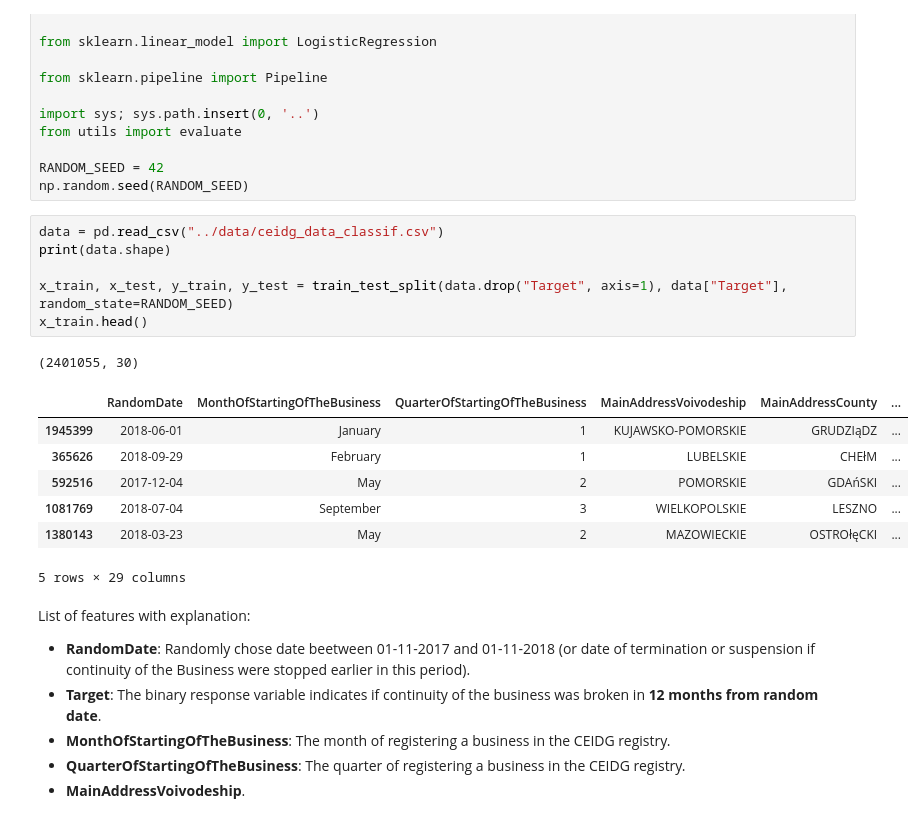
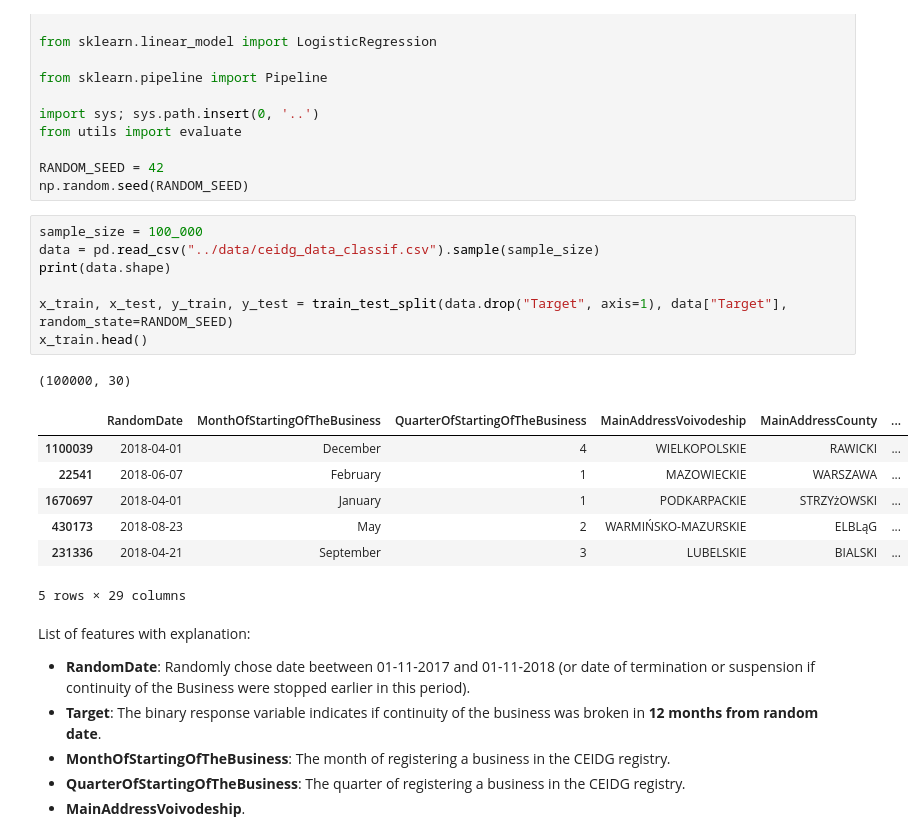
Before and after one commit to YuseqYaseq/interactive-vis, a Jupyter notebook: notebooks/exploration.ipynb, the cells around one changed output. Cells and saved outputs as stored; diff of their text form.

```diff
--- a/notebooks/exploration.ipynb
+++ b/notebooks/exploration.ipynb
@@ -24,19 +24,20 @@ from utils import evaluate
 RANDOM_SEED = 42
 np.random.seed(RANDOM_SEED)
 # %%
-data = pd.read_csv("../data/ceidg_data_classif.csv")
+sample_size = 100_000
+data = pd.read_csv("../data/ceidg_data_classif.csv").sample(sample_size)
 print(data.shape)
 
 x_train, x_test, y_train, y_test = train_test_split(data.drop("Target", axis=1), data["Target"], random_state=RANDOM_SEED)
 x_train.head()
 # %% [output]
-(2401055, 30)
+(100000, 30)
 |  | RandomDate | MonthOfStartingOfTheBusiness | QuarterOfStartingOfTheBusiness | MainAddressVoivodeship | MainAddressCounty | ... |
-| 1945399 | 2018-06-01 | January | 1 | KUJAWSKO-POMORSKIE | GRUDZIąDZ | ... |
-| 365626 | 2018-09-29 | February | 1 | LUBELSKIE | CHEłM | ... |
-| 592516 | 2017-12-04 | May | 2 | POMORSKIE | GDAńSKI | ... |
-| 1081769 | 2018-07-04 | September | 3 | WIELKOPOLSKIE | LESZNO | ... |
-| 1380143 | 2018-03-23 | May | 2 | MAZOWIECKIE | OSTROłęCKI | ... |
+| 1100039 | 2018-04-01 | December | 4 | WIELKOPOLSKIE | RAWICKI | ... |
+| 22541 | 2018-06-07 | February | 1 | MAZOWIECKIE | WARSZAWA | ... |
+| 1670697 | 2018-04-01 | January | 1 | PODKARPACKIE | STRZYżOWSKI | ... |
+| 430173 | 2018-08-23 | May | 2 | WARMIŃSKO-MAZURSKIE | ELBLąG | ... |
+| 231336 | 2018-04-21 | September | 3 | LUBELSKIE | BIALSKI | ... |
 5 rows × 29 columns
 # %% [markdown]
 List of features with explanation:
```
Also changed, not shown: parts of 12 cells of this notebook.
